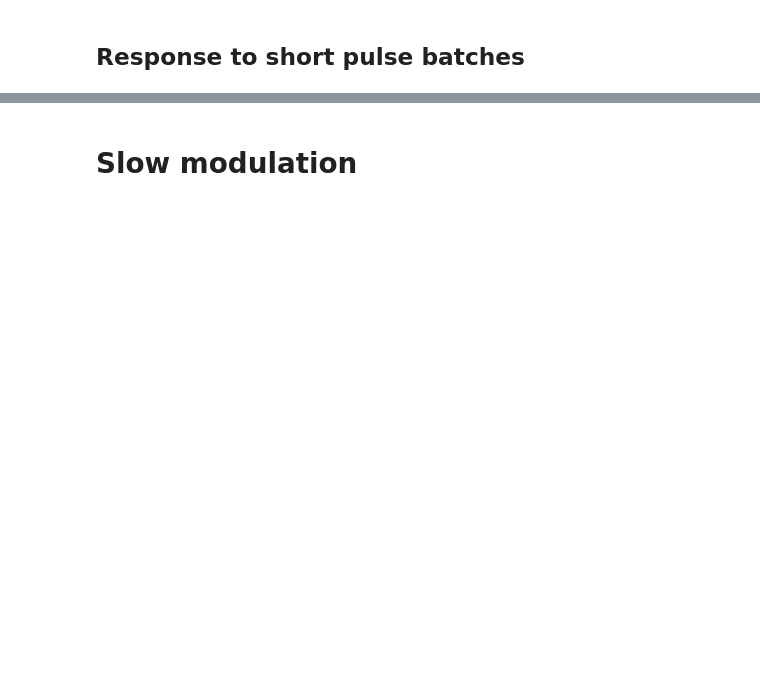
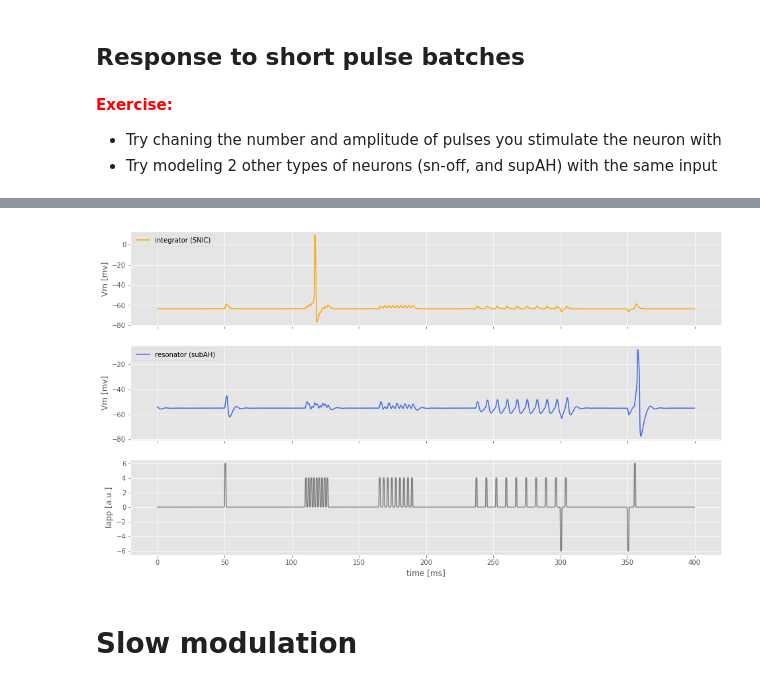
Before and after one commit to abrazhe/nbpc-china, a Jupyter notebook: notebooks/InapIk-model-bifurcations-student.ipynb, the cells around one changed output, grey strips where cells are left out. Cells and saved outputs as stored; diff of their text form; code cells hidden in the pictures; blank space fills up the shorter version.

Commit message:
removed import from imfun, add exercises

```diff
--- a/notebooks/InapIk-model-bifurcations-student.ipynb
+++ b/notebooks/InapIk-model-bifurcations-student.ipynb
@@ -256,3 +298,21 @@ title('phase trajectories near subAH bifurcation')
+# %% [markdown]
+<font color=red> **Exercise:**
+  - Try chaning the number and amplitude of pulses you stimulate the neuron with
+  - Try modeling 2 other types of neurons (sn-off, and supAH) with the same input
+# %%
+Ipulses2 = combine_interpolations(tx,
+                                 (make_pulses(tx,amp=4,npulses=9,period=p,start=100+(p*5+k*50))
+                                  for k,p in enumerate([2,  3, 7.4,])))
+
+Ipulses3 = combine_interpolations(tx, [Ipulses2,
+                                       make_pulses(tx, amp=6, start=50,npulses=1),
+                                       make_pulses(tx, amp=-6, start=350,npulses=1),
+                                       make_pulses(tx, amp=-6, start=300,npulses=1),
+                                       make_pulses(tx, amp=6, start=355,npulses=1)])
+
+
+
+pars=dict(I_dyn=Ipulses3)
 # %%
 %%time
 
@@ -283,5 +343,6 @@ axs[1].set_ylabel('Vm [mv]')
 ylabel('Iapp [a.u.]')
 xlabel('time [ms]')
 #axs[1].set_ylim(-60,-50)
-savefig('outputs/integrator-vs-resonator-inapk.svg')
+savefig('outputs/integrator-vs-resonator-inapk.pdf')
 #savefig('outputs/integrator-vs-resonator-inapk.p')
+# %% [output]
@@ -288,3 +351,4 @@ savefig('outputs/integrator-vs-resonator-inapk.svg')
+[figure, added]
 # %% [markdown]
 # Slow modulation
 # %%
```
Also changed, not shown: parts of 37 cells of this notebook.
